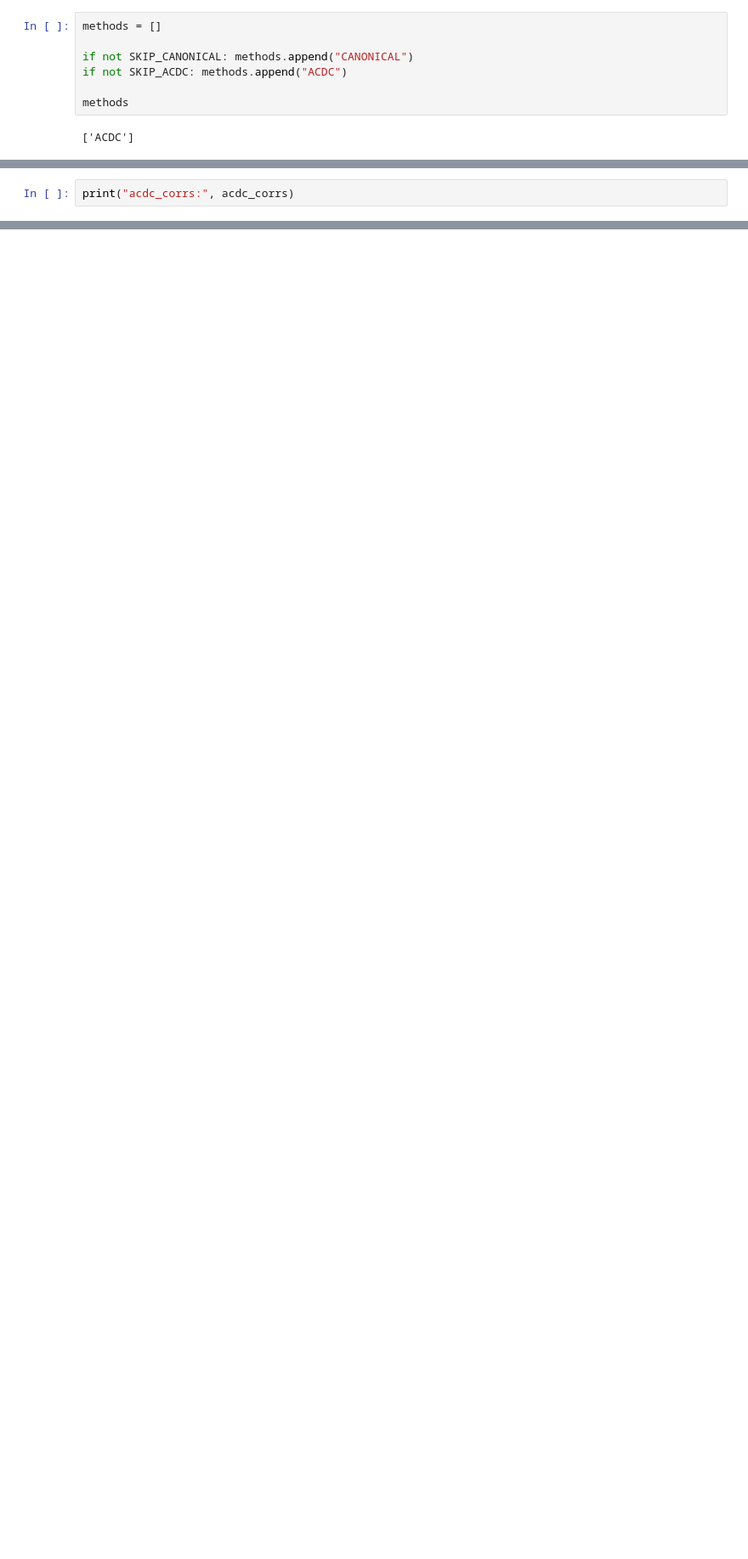
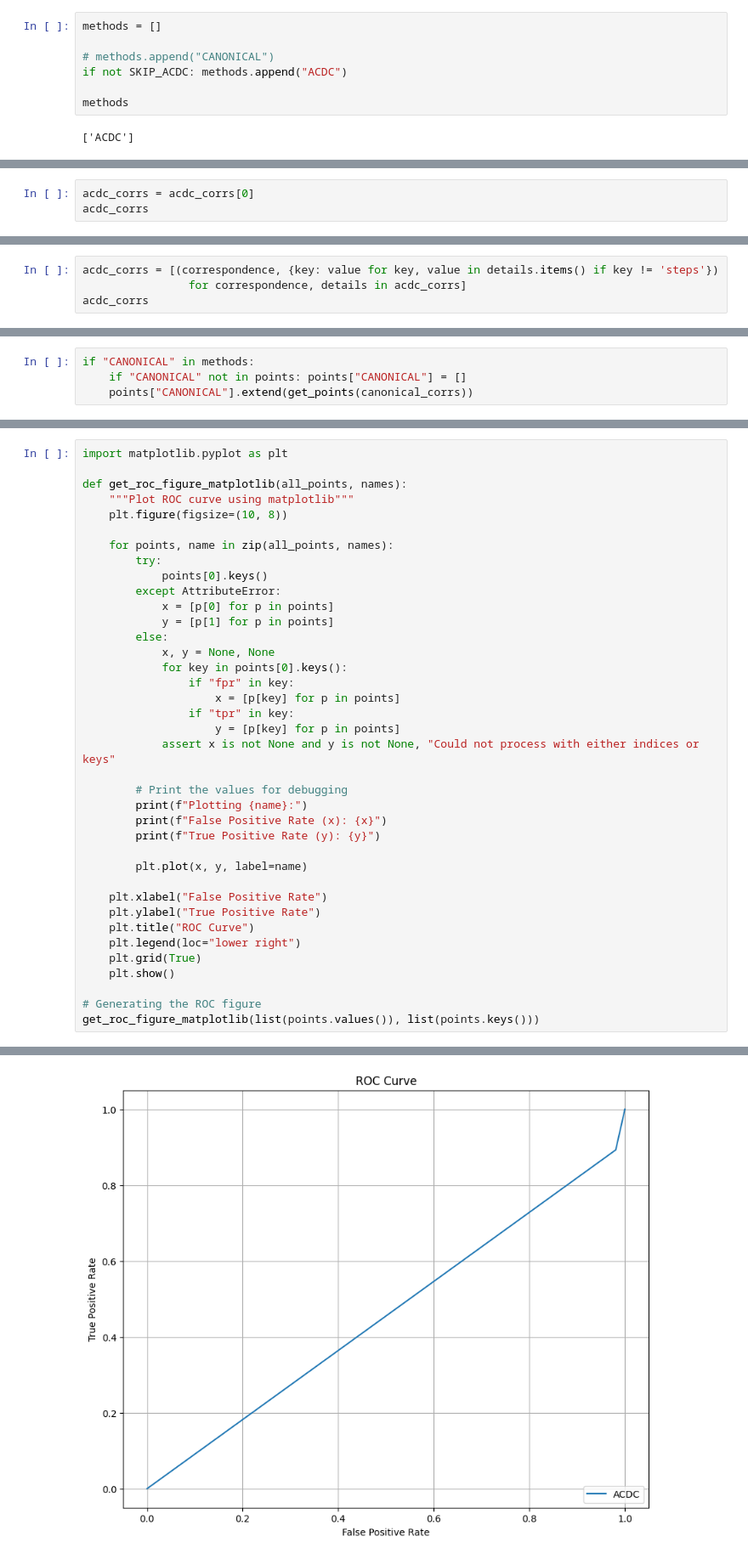
Before and after one commit to Iust1n2/Automatic-Circuit-Discovery, a Jupyter notebook: acdc/hybridretrieval/roc/roc.ipynb, the cells around one changed output, grey strips where cells are left out. Shown at 85% size. Cells and saved outputs as stored; diff of their text form; blank space fills up the shorter version.

Commit message:
Config roc_plot_generator.py in roc.ipynb

```diff
--- a/acdc/hybridretrieval/roc/roc.ipynb
+++ b/acdc/hybridretrieval/roc/roc.ipynb
@@ -863,7 +948,7 @@ if not SKIP_CANONICAL:
 # %%
 methods = []
 
-if not SKIP_CANONICAL: methods.append("CANONICAL")
+# methods.append("CANONICAL")
 if not SKIP_ACDC: methods.append("ACDC")
 
 methods
@@ -955,2 +1072,3 @@ points = {}
 # %%
-print("acdc_corrs:", acdc_corrs)
+acdc_corrs = acdc_corrs[0]
+acdc_corrs
@@ -956,0 +1091,4 @@ print("acdc_corrs:", acdc_corrs)
+# %%
+acdc_corrs = [(correspondence, {key: value for key, value in details.items() if key != 'steps'})
+                for correspondence, details in acdc_corrs]
+acdc_corrs
@@ -963 +1140,5 @@ ValueError: not enough values to unpack (expected 2, got 0)
+# %%
+if "CANONICAL" in methods:
+    if "CANONICAL" not in points: points["CANONICAL"] = []
+    points["CANONICAL"].extend(get_points(canonical_corrs))
 # %%
@@ -1000,0 +1186,39 @@ if OUT_FILE is None:
+# %%
+import matplotlib.pyplot as plt
+
+def get_roc_figure_matplotlib(all_points, names):
+    """Plot ROC curve using matplotlib"""
+    plt.figure(figsize=(10, 8))
+
+    for points, name in zip(all_points, names):
+        try:
+            points[0].keys()
+        except AttributeError:
+            x = [p[0] for p in points]
+            y = [p[1] for p in points]
+        else:
+            x, y = None, None
+            for key in points[0].keys():
+                if "fpr" in key:
+                    x = [p[key] for p in points]
+                if "tpr" in key:
+                    y = [p[key] for p in points]
+            assert x is not None and y is not None, "Could not process with either indices or keys"
+
+        # Print the values for debugging
+        print(f"Plotting {name}:")
+        print(f"False Positive Rate (x): {x}")
+        print(f"True Positive Rate (y): {y}")
+
+        plt.plot(x, y, label=name)
+
+    plt.xlabel("False Positive Rate")
+    plt.ylabel("True Positive Rate")
+    plt.title("ROC Curve")
+    plt.legend(loc="lower right")
+    plt.grid(True)
+    plt.show()
+
+# Generating the ROC figure
+get_roc_figure_matplotlib(list(points.values()), list(points.keys()))
+# %% [output]
@@ -1000,0 +1228 @@ if OUT_FILE is None:
+[figure, added]
```
Also changed, not shown: parts of 36 cells of this notebook, 4 other files.
